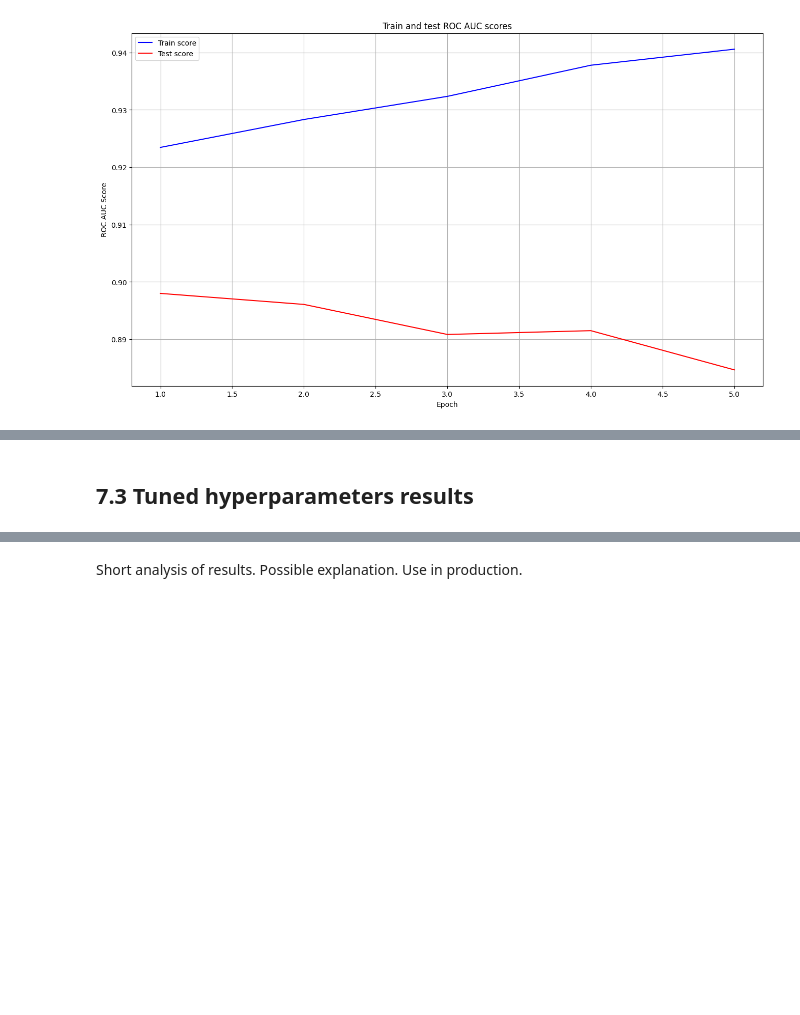
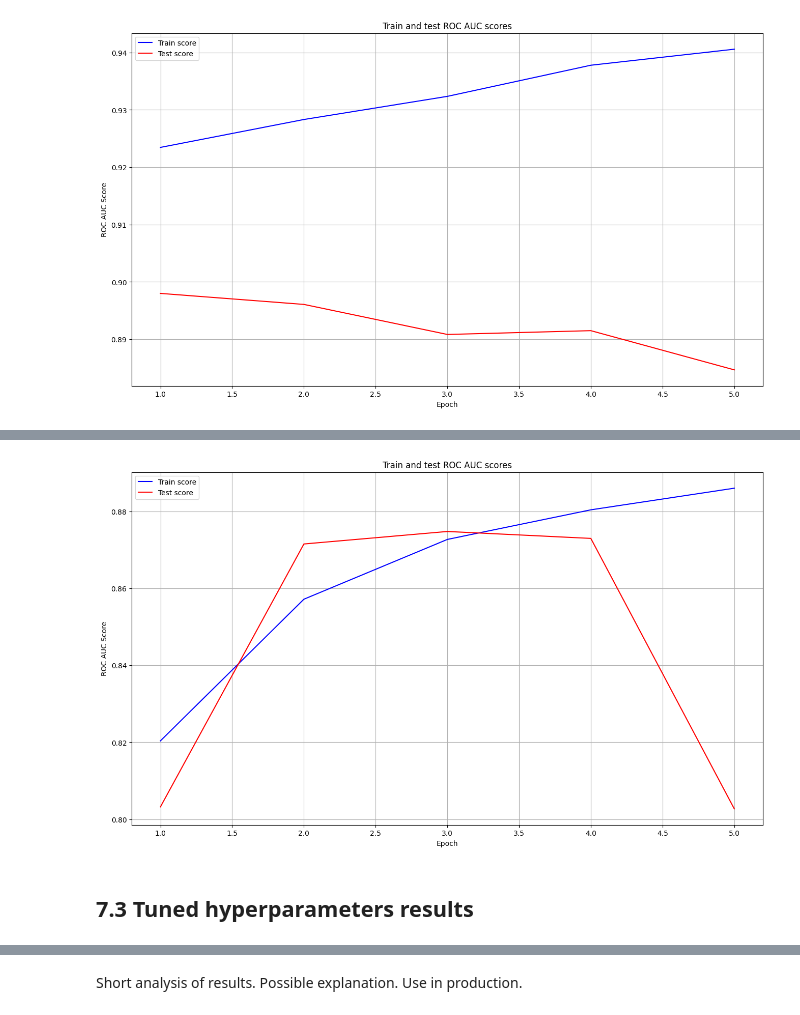
Before and after one commit to jaymanvirk/kaggle_histopathologic_cancer, a Jupyter notebook: histopathologic_cancer_detection_simple_cnn_comparison.ipynb, the cells around one changed output, grey strips where cells are left out. Cells and saved outputs as stored; diff of their text form; code cells hidden in the pictures; blank space fills up the shorter version.

Commit message:
updated chapter links; added submission section; trained models on 20% of dataset

```diff
--- a/histopathologic_cancer_detection_simple_cnn_comparison.ipynb
+++ b/histopathologic_cancer_detection_simple_cnn_comparison.ipynb
@@ -232,9 +234,11 @@ In our case the choice falls in favor of downsampling. Since we're dealing with
 # %%
+# Define sample size to train on in order to reduce runtime
+SAMPLE_SIZE = 0.2
 # Majority class
 no_cancer = train_data[train_data['label'] == 0]
 # Minority class
 cancer = train_data[train_data['label'] == 1]
-cancer = cancer[:int(0.2*len(cancer))]
+cancer = cancer[:int(SAMPLE_SIZE*len(cancer))]
 
 # Downsample majority class to match minority class
 no_cancer_downsampled = resample(no_cancer,
@@ -318,14 +322,14 @@ def get_prefetched_data(data, batch_size, buffer_size):
     return dataset
 # %%
 # Get train and test datasets for optimal performance
-batch_size = 64
-train_buffer_size = X_train.shape[0]
-test_buffer_size = X_test.shape[0]
+BATCH_SIZE = 64
+TRAIN_BUFFER_SIZE = X_train.shape[0]
+TEST_BUFFER_SIZE = X_test.shape[0]
 
 train_dataset = get_prefetched_data((X_train, y_train)
-                                    , batch_size
-                                    , train_buffer_size)
+                                    , BATCH_SIZE
+                                    , TRAIN_BUFFER_SIZE)
 test_dataset = get_prefetched_data((X_test, y_test)
-                                   , batch_size
-                                   , test_buffer_size)
+                                   , BATCH_SIZE
+                                   , TEST_BUFFER_SIZE)
 # %% [markdown]
@@ -483,8 +498,10 @@ runtime_drop_bn, scores_drop_bn = get_model_results('drop_bn', model_drop_bn)
 # %%
 # Plot scores
-plot_model_scores(scores_drop_norm)
+plot_model_scores(scores_drop_bn)
+# %% [output]
+[figure, added]
 # %% [markdown]
-## 7.3 Tuned hyperparameters results <a class="anchor" id="tuned_hyperparameters_results"></a>
+## 7.3 Tuned hyperparameters results <a class="anchor" id="chapter_7_3"></a>
 # %%
 # Get train and test scores of every epoch
 runtime_tuned, scores_tuned = get_model_results('tuned', model_tuned)
```
Also changed, not shown: parts of 41 cells of this notebook.
